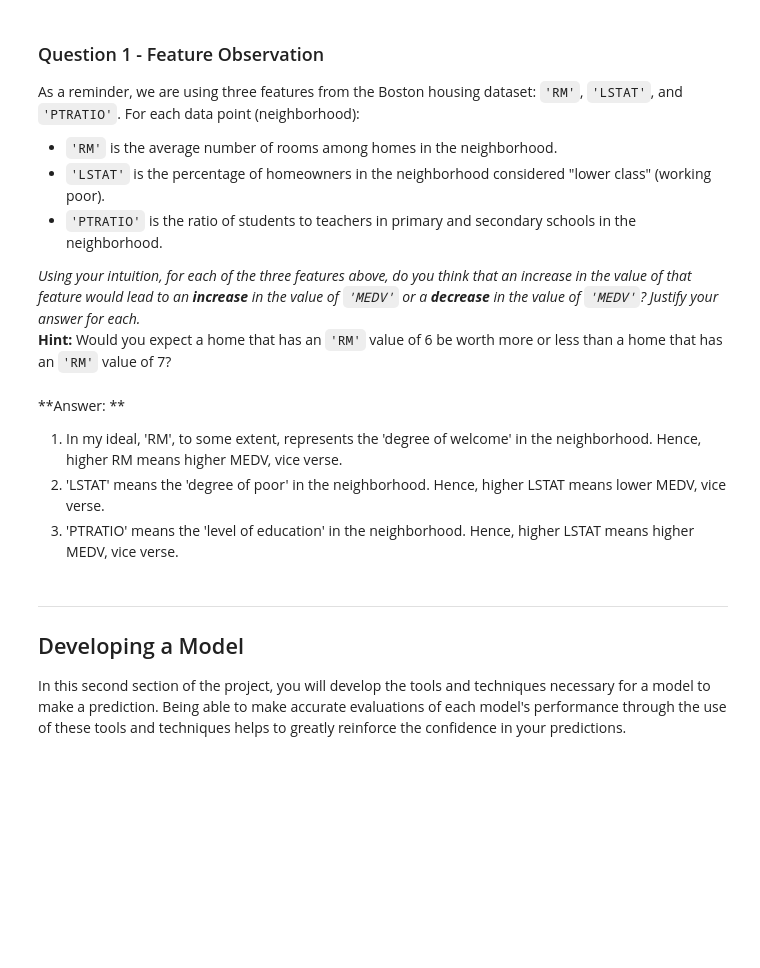
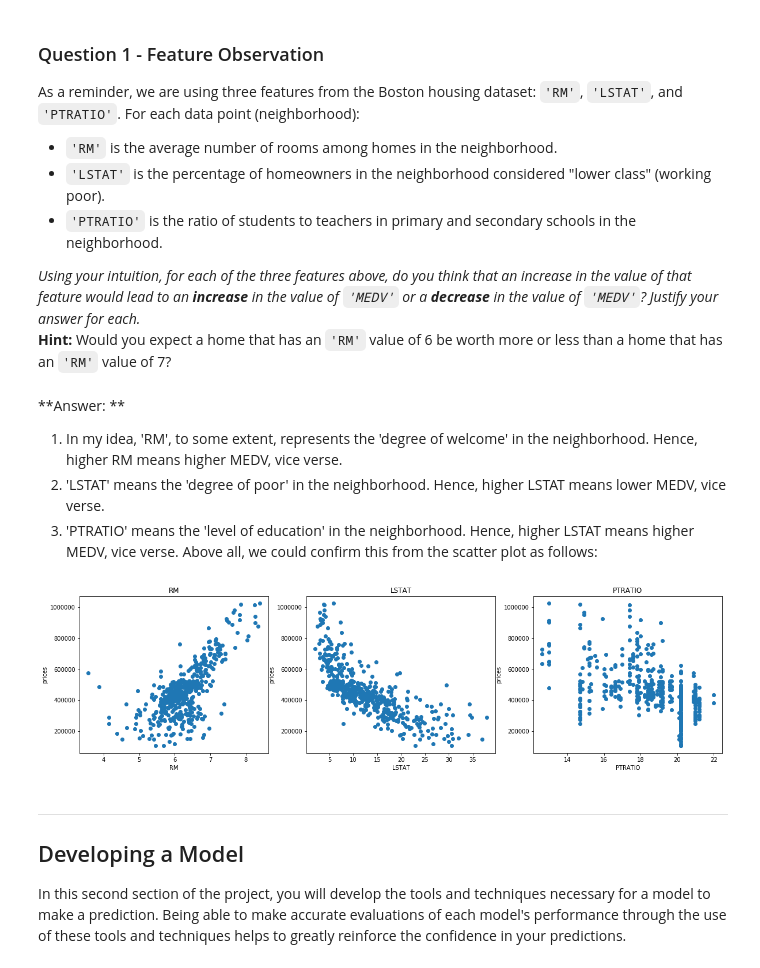
Before and after one commit to amirkhango/machine-learning, a Jupyter notebook: projects/boston_housing/boston_housing.ipynb, the cells around one changed output. Saved outputs shown, nothing was run; the diff lists cells and outputs as text; code cells hidden in the pictures; blank space fills up the shorter version.

```diff
--- a/projects/boston_housing/boston_housing.ipynb
+++ b/projects/boston_housing/boston_housing.ipynb
@@ -94,9 +94,21 @@ _Using your intuition, for each of the three features above, do you think that a
 **Hint:** Would you expect a home that has an `'RM'` value of 6 be worth more or less than a home that has an `'RM'` value of 7?
 # %% [markdown]
 **Answer: **
-1. In my ideal, 'RM', to some extent, represents the 'degree of welcome' in the neighborhood. Hence, higher RM means higher MEDV, vice verse.
+1. In my idea, 'RM', to some extent, represents the 'degree of welcome' in the neighborhood. Hence, higher RM means higher MEDV, vice verse.
 2. 'LSTAT' means the 'degree of poor' in the neighborhood. Hence, higher LSTAT means lower MEDV, vice verse.
 3. 'PTRATIO' means the 'level of education' in the neighborhood. Hence, higher LSTAT means higher MEDV, vice verse.
+Above all, we could confirm this from the scatter plot as follows:
+# %%
+import matplotlib.pyplot as plt
+plt.figure(figsize=(20, 5))
+for i, col in enumerate(features.columns):
+    plt.subplot(1, 3, i+1)
+    plt.plot(data[col], prices, 'o')
+    plt.title(col)
+    plt.xlabel(col)
+    plt.ylabel('prices')
+# %% [output]
+[figure, added]
 # %% [markdown]
 ----
 
```
Also changed, not shown: parts of 5 cells of this notebook.
